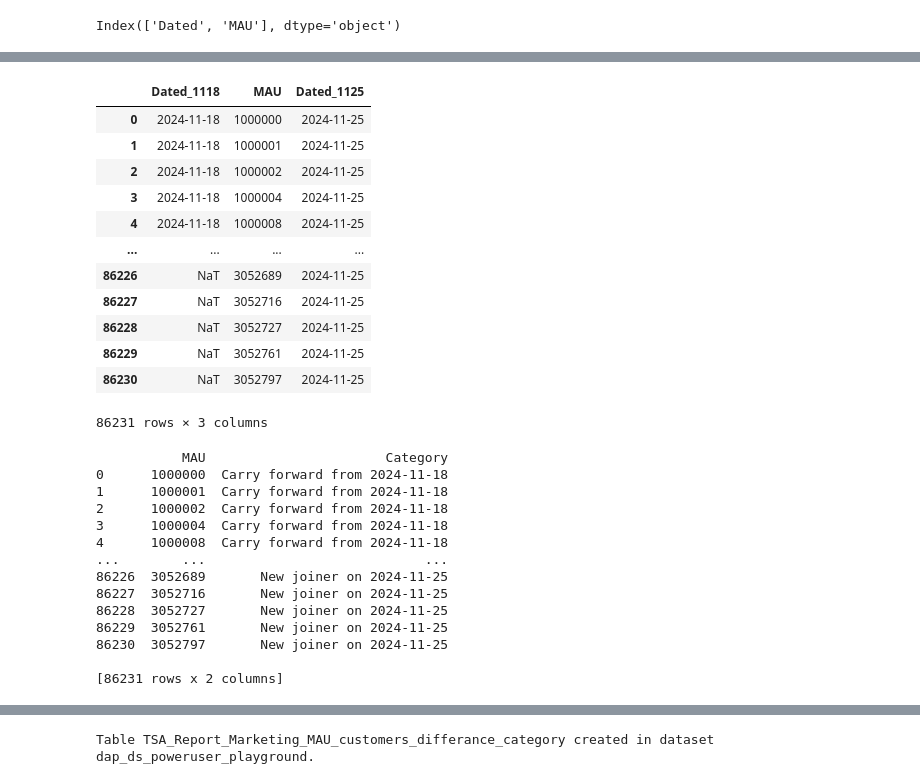
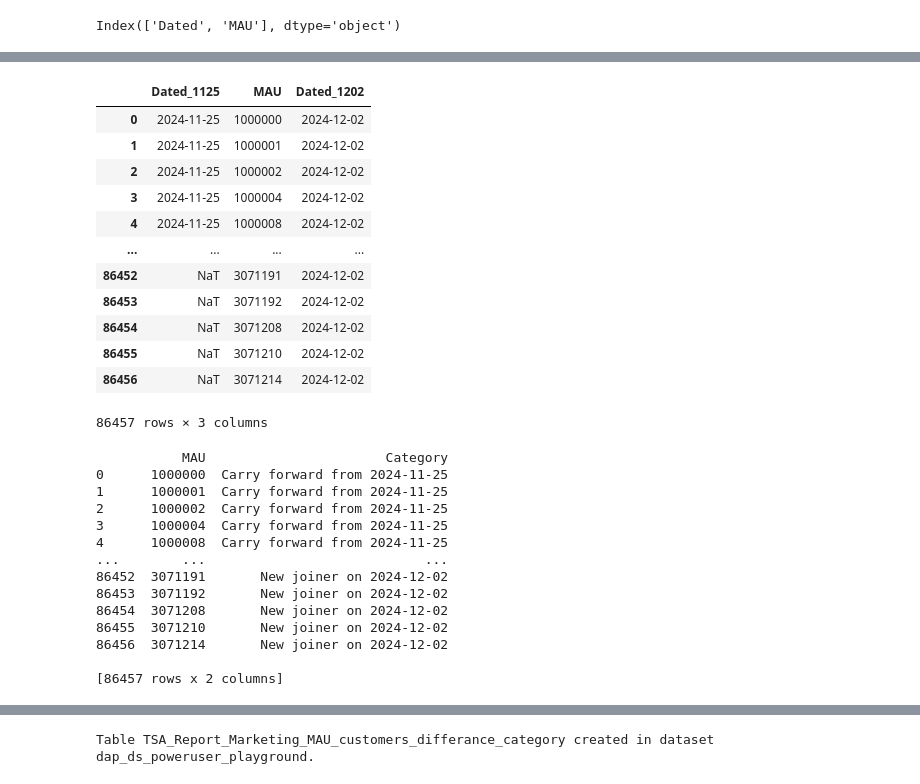
Before and after one commit to dchakroborti-tonik/MAU_MMAU_REPORT, a Jupyter notebook: TSA_REPORT_TEMPLATE_v2.ipynb, the cells around one changed output, grey strips where cells are left out. Cells and saved outputs as stored; diff of their text form; code cells hidden in the pictures.

Commit message:
Updated week starting 02-12-2024

```diff
--- a/TSA_REPORT_TEMPLATE_v2.ipynb
+++ b/TSA_REPORT_TEMPLATE_v2.ipynb
@@ -35,8 +35,8 @@ def get_week_start_dates(start_date, end_date):
         current_date += relativedelta(weeks=1)
     return week_start_dates
 
-start_date = datetime.date(2024, 11, 25)
-end_date = datetime.date(2024, 12, 1)
+start_date = datetime.date(2024, 12, 2)
+end_date = datetime.date(2024, 12, 8)
 
 week_start_dates = get_week_start_dates(start_date, end_date)
 print(week_start_dates)
@@ -755,5 +755,5 @@ Dated
 Name: count, dtype: int64
 # %%
 # Separate data into two dataframes based on date
-df_1118 = df[df['Dated'] == '2024-11-18'].reset_index(drop=True)
 df_1125 = df[df['Dated'] == '2024-11-25'].reset_index(drop=True)
+df_1202 = df[df['Dated'] == '2024-12-02'].reset_index(drop=True)
@@ -778,30 +778,30 @@ df_1125.head()
 # %%
 # Merge to find customers present on both dates
-merged = pd.merge(df_1118, df_1125, on='MAU', suffixes=('_1118', '_1125'), how='outer')
+merged = pd.merge(df_1125, df_1202, on='MAU', suffixes=('_1125', '_1202'), how='outer')
 merged
 # %% [output]
-|  | Dated_1118 | MAU | Dated_1125 |
-| 0 | 2024-11-18 | 1000000 | 2024-11-25 |
-| 1 | 2024-11-18 | 1000001 | 2024-11-25 |
-| 2 | 2024-11-18 | 1000002 | 2024-11-25 |
-| 3 | 2024-11-18 | 1000004 | 2024-11-25 |
-| 4 | 2024-11-18 | 1000008 | 2024-11-25 |
+|  | Dated_1125 | MAU | Dated_1202 |
+| 0 | 2024-11-25 | 1000000 | 2024-12-02 |
+| 1 | 2024-11-25 | 1000001 | 2024-12-02 |
+| 2 | 2024-11-25 | 1000002 | 2024-12-02 |
+| 3 | 2024-11-25 | 1000004 | 2024-12-02 |
+| 4 | 2024-11-25 | 1000008 | 2024-12-02 |
 | ... | ... | ... | ... |
-| 86226 | NaT | 3052689 | 2024-11-25 |
-| 86227 | NaT | 3052716 | 2024-11-25 |
-| 86228 | NaT | 3052727 | 2024-11-25 |
-| 86229 | NaT | 3052761 | 2024-11-25 |
-| 86230 | NaT | 3052797 | 2024-11-25 |
+| 86452 | NaT | 3071191 | 2024-12-02 |
+| 86453 | NaT | 3071192 | 2024-12-02 |
+| 86454 | NaT | 3071208 | 2024-12-02 |
+| 86455 | NaT | 3071210 | 2024-12-02 |
+| 86456 | NaT | 3071214 | 2024-12-02 |
-86231 rows × 3 columns
+86457 rows × 3 columns
 # %%
 # Function to categorize customer presence
 def categorize_presence(row):
-    if pd.isna(row['Dated_1125']):
-        return 'Not available on 2024-11-25'
-    elif pd.isna(row['Dated_1118']):
-        return 'New joiner on 2024-11-25'
+    if pd.isna(row['Dated_1202']):
+        return 'Not available on 2024-12-02'
+    elif pd.isna(row['Dated_1125']):
+        return 'New joiner on 2024-12-02'
     else:
-        return 'Carry forward from 2024-11-18'
+        return 'Carry forward from 2024-11-25'
 
 # Apply function to create category column
 merged['Category'] = merged.apply(categorize_presence, axis=1)
@@ -810,19 +810,19 @@ merged['Category'] = merged.apply(categorize_presence, axis=1)
 print(merged[['MAU', 'Category']])
 # %% [output]
            MAU                       Category
-0      1000000  Carry forward from 2024-11-18
-1      1000001  Carry forward from 2024-11-18
-2      1000002  Carry forward from 2024-11-18
-3      1000004  Carry forward from 2024-11-18
-4      1000008  Carry forward from 2024-11-18
+0      1000000  Carry forward from 2024-11-25
+1      1000001  Carry forward from 2024-11-25
+2      1000002  Carry forward from 2024-11-25
+3      1000004  Carry forward from 2024-11-25
+4      1000008  Carry forward from 2024-11-25
 ...        ...                            ...
-86226  3052689       New joiner on 2024-11-25
-86227  3052716       New joiner on 2024-11-25
-86228  3052727       New joiner on 2024-11-25
-86229  3052761       New joiner on 2024-11-25
-86230  3052797       New joiner on 2024-11-25
+86452  3071191       New joiner on 2024-12-02
+86453  3071192       New joiner on 2024-12-02
+86454  3071208       New joiner on 2024-12-02
+86455  3071210       New joiner on 2024-12-02
+86456  3071214       New joiner on 2024-12-02
 
-[86231 rows x 2 columns]
+[86457 rows x 2 columns]
 # %%
 merged['Category'].value_counts(dropna=False)
 # %% [output]
```
Also changed, not shown: parts of 36 cells of this notebook.
